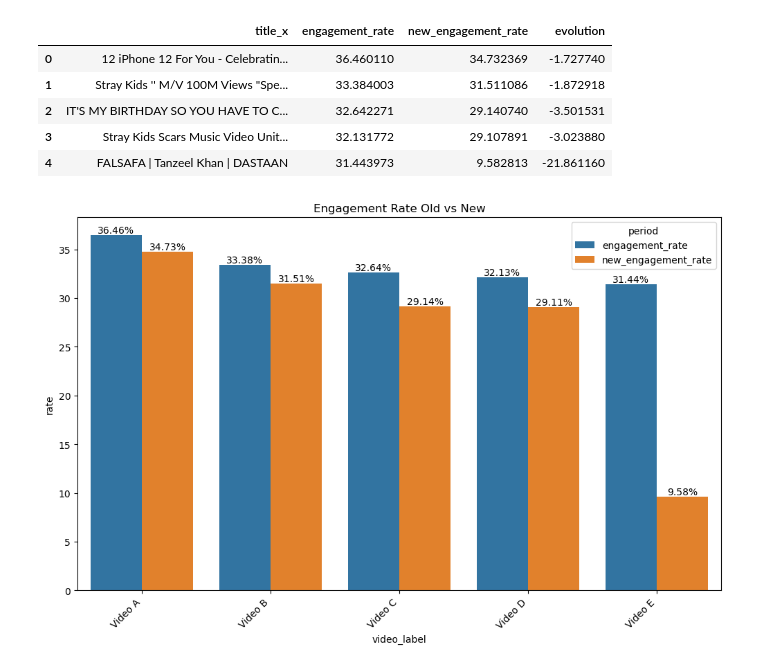
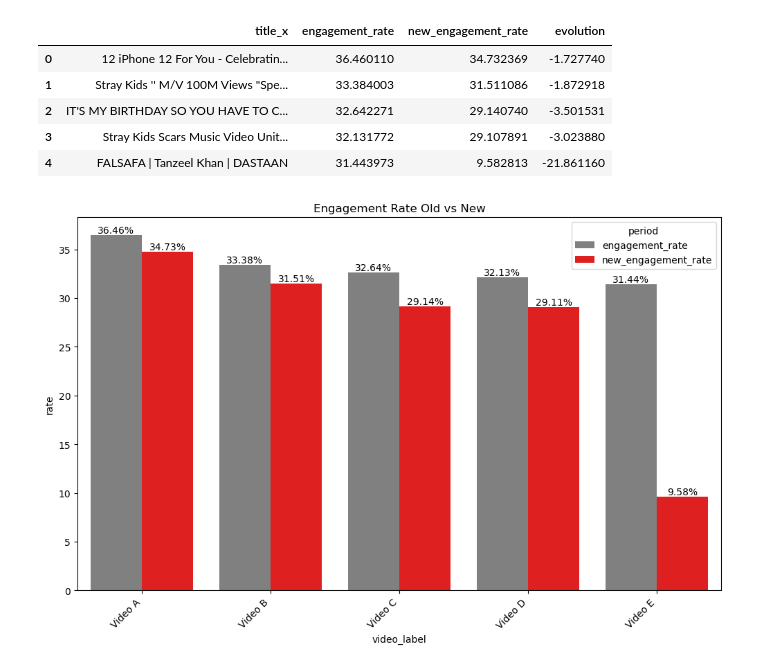
Before and after one commit to mhananem/project_youtube_data_wrangling, a Jupyter notebook: Youtube_project_structuring_data.ipynb, the cells around one changed output. Cells and saved outputs as stored; diff of their text form; code cells hidden in the pictures.

```diff
--- a/Youtube_project_structuring_data.ipynb
+++ b/Youtube_project_structuring_data.ipynb
@@ -176,7 +175,7 @@ pivot = pivot.sort_values("category_name")
 category_order = pivot["category_name"].tolist()
 # %%
 plt.figure(figsize=(12, 6))
-ax = sns.barplot(data=pivot, x="category_name", y="avg_engagement_rate", order=category_order)
+ax = sns.barplot(data=pivot, x="category_name", y="avg_engagement_rate", order=category_order,  color="red")
 for bar in ax.containers:
     for rect in bar:
         height = rect.get_height()
@@ -190,6 +189,6 @@ plt.show()
 # %%
 plt.figure(figsize=(12, 6))
-ax = sns.countplot(data=df_new, x="category_name", order=category_order)
+ax = sns.countplot(data=df_new, x="category_name", order=category_order, color="grey")
 for bar in ax.containers:
     for rect in bar:
         height = rect.get_height()
@@ -391,6 +390,3 @@ plt.tight_layout()
 plt.show()
 # %% [output]
 [figure]
-# %%
-channels_df = pd.read_csv("channels_data.csv")
-channels_df.shape
@@ -535,13 +538,20 @@ plot_melted = comparison_df[["video_label", "engagement_rate", "new_engagement_r
     value_name="rate")
 # %%
 plt.figure(figsize=(12, 7))
-ax = sns.barplot(data=plot_melted, x="video_label", y="rate", hue="period")
+
+ax = sns.barplot(
+    data=plot_melted,
+    x="video_label",
+    y="rate",
+    hue="period",
+    palette=["grey", "red"]  # Old = grey, New = red (depending on hue order)
+)
 
 for bar in ax.containers:
     ax.bar_label(bar, fmt="%.2f%%")
 
 plt.xticks(rotation=45, ha="right")
 plt.title("Engagement Rate Old vs New")
 plt.show()
 # %% [output]
-[figure, old version]
+[figure, new version]
```
Also changed, not shown: parts of 9 cells of this notebook, 2 other files.
